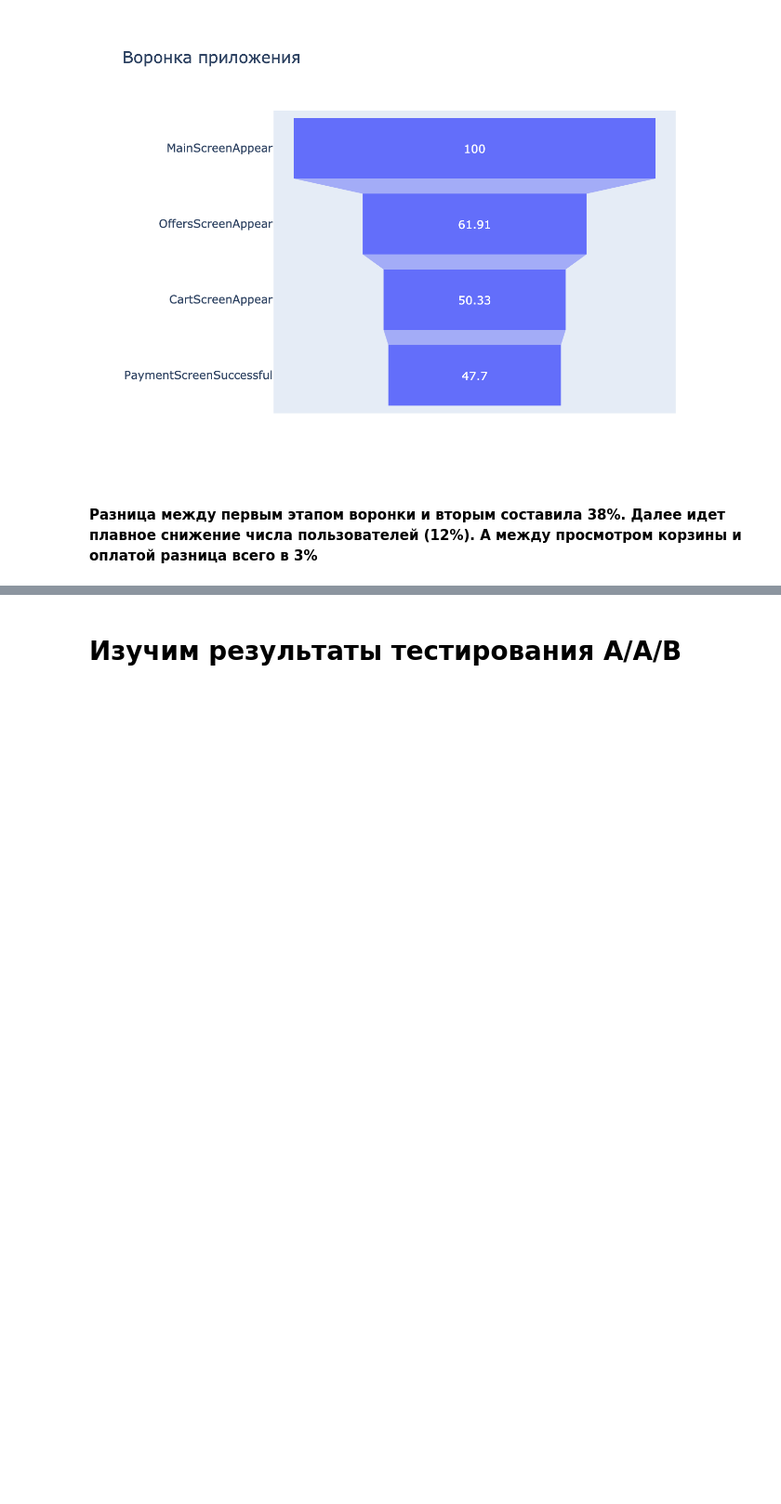
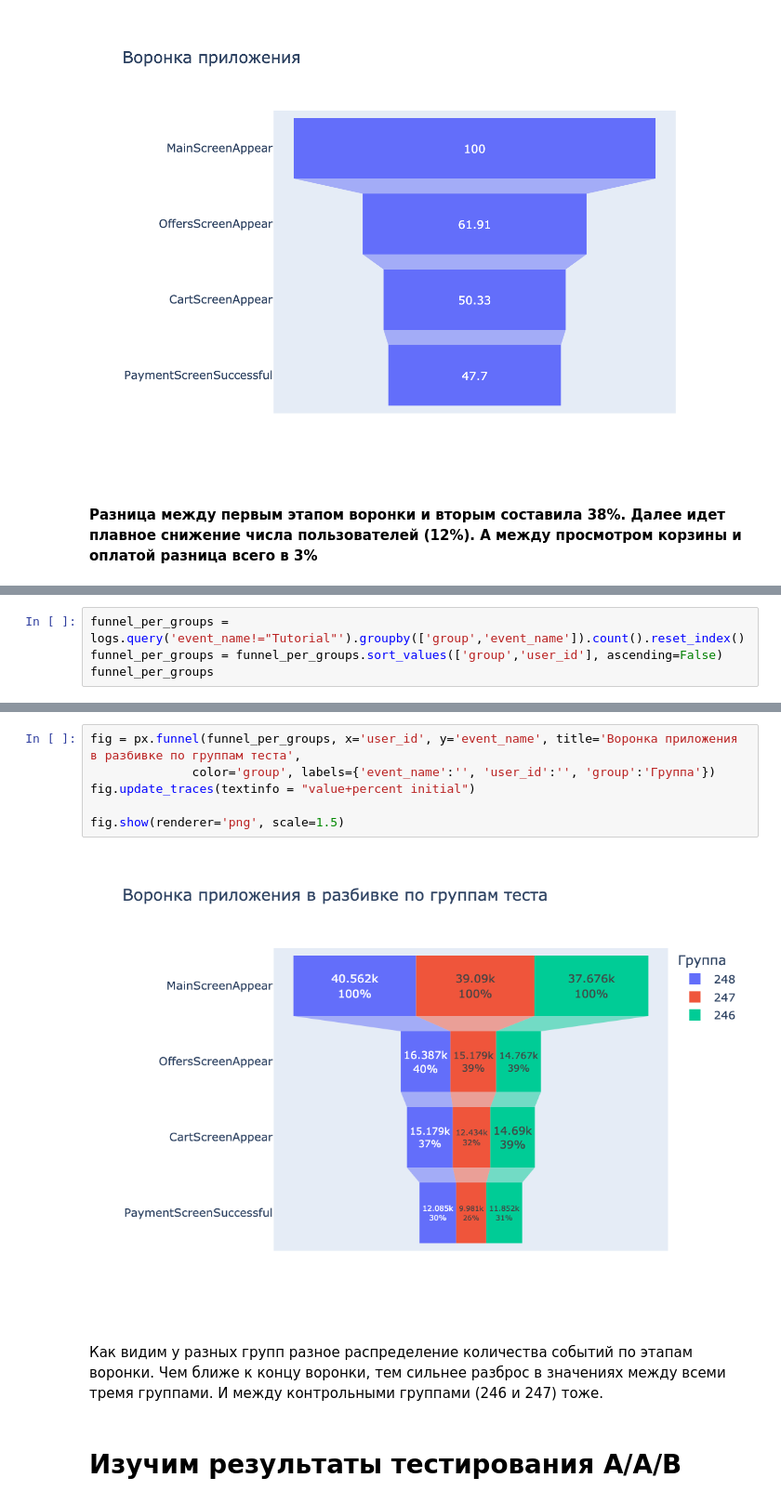
Before and after one commit to ekantip/my_projects, a Jupyter notebook: sales_funnel_AAB_test.ipynb, the cells around one changed output, grey strips where cells are left out. Shown at 93% size. Drawn from its saved outputs; the diff is of its cells as text; blank space fills up the shorter version.

Commit message:
update funnel project

```diff
--- a/sales_funnel_AAB_test.ipynb
+++ b/sales_funnel_AAB_test.ipynb
@@ -352,0 +355,4 @@ __Разница между первым этапом воронки и втор
+# %%
+funnel_per_groups = logs.query('event_name!="Tutorial"').groupby(['group','event_name']).count().reset_index()
+funnel_per_groups = funnel_per_groups.sort_values(['group','user_id'], ascending=False)
+funnel_per_groups
@@ -353,3 +373,13 @@ __Разница между первым этапом воронки и втор
+# %%
+fig = px.funnel(funnel_per_groups, x='user_id', y='event_name', title='Воронка приложения в разбивке по группам теста',
+              color='group', labels={'event_name':'', 'user_id':'', 'group':'Группа'})
+fig.update_traces(textinfo = "value+percent initial")
+
+fig.show(renderer='png', scale=1.5)
+# %% [output]
+[figure, added]
+# %% [markdown]
+Как видим у разных групп разное распределение количества событий по этапам воронки. Чем ближе к концу воронки, тем сильнее разброс в значениях между всеми тремя группами. И между контрольными группами (246 и 247) тоже.
 # %% [markdown]
 # Изучим результаты тестирования А/А/В
 # %%
```
Also changed, not shown: parts of 2 cells of this notebook.
